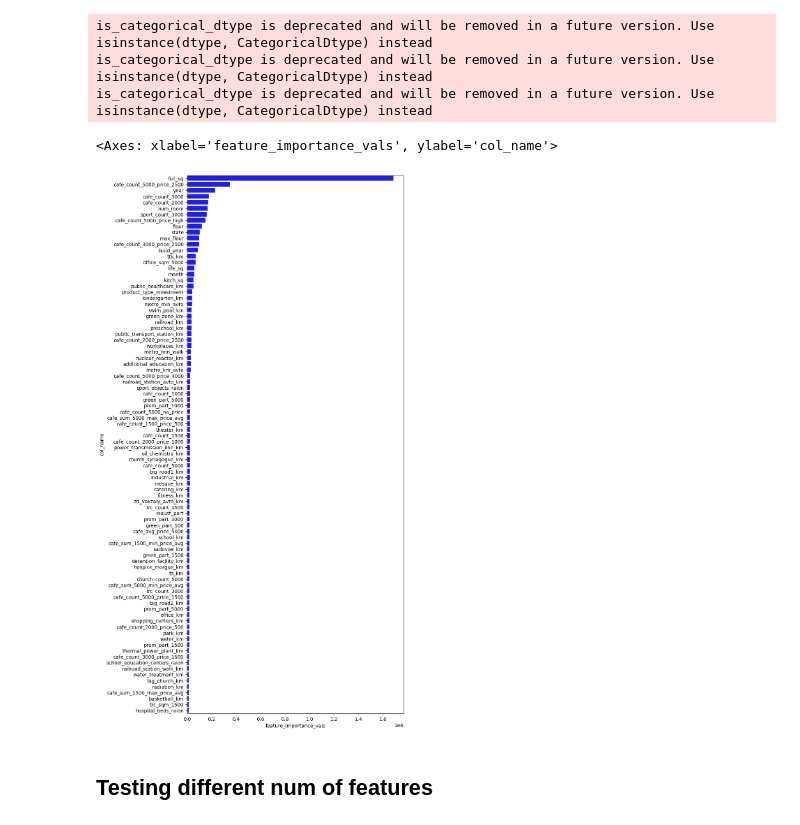
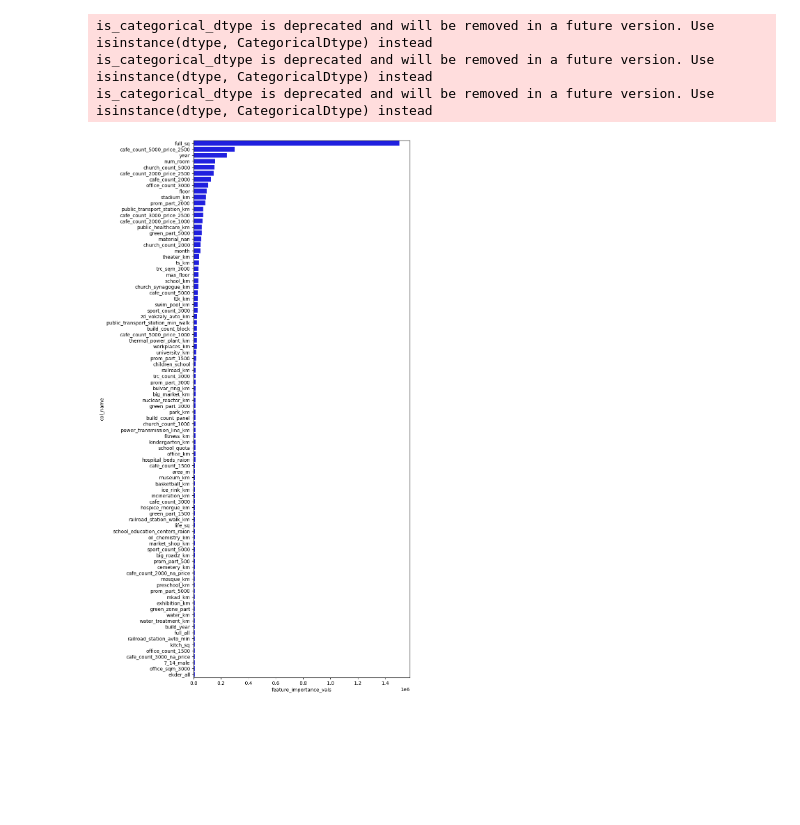
Before and after one commit to AndrewNYK/Sberbank-Market-Price-Prediction, a Jupyter notebook: Testing/xgb/xgb_kfolds.ipynb, the cells around one changed output. Saved outputs shown, nothing was run; the diff lists cells and outputs as text; code cells hidden in the pictures; blank space fills up the shorter version.

Commit message:
Implemented models for the dataset of its own product type

```diff
--- a/Testing/xgb/xgb_kfolds.ipynb
+++ b/Testing/xgb/xgb_kfolds.ipynb
@@ -116,0 +27,16 @@ def cal_mean_errors(train_df, models, features=None):
+# %%
+# CHANGE FILES/PARAMS TO USE
+params = xgb_params_own
+file_name = 'Own_Onehot_only_mean_NANs.csv'
+feats_output_path = './best_feats/' + file_name
+
+# For whole dataset
+# data_set_path = '../../Dataset/train.csv/train.csv'
+
+# For investment only dataset
+# data_set_path = 'processed/train_inv.csv'
+
+# For investment only dataset
+data_set_path = 'processed/train_own.csv'
+
+params
@@ -276,12 +232,12 @@ most_important_features[0]
 # %%
 limit = 90
-plt.figure(figsize=(8, 20))
-sns.barplot(x="feature_importance_vals", y="col_name", data=most_important_features[0].iloc[:limit],
-           color="b")
+for feats in most_important_features:
+    plt.figure(figsize=(8, 20))
+    sns.barplot(x="feature_importance_vals", y="col_name", data=feats.iloc[:limit],
+            color="b")
 # %% [output]
 is_categorical_dtype is deprecated and will be removed in a future version. Use isinstance(dtype, CategoricalDtype) instead
 is_categorical_dtype is deprecated and will be removed in a future version. Use isinstance(dtype, CategoricalDtype) instead
 is_categorical_dtype is deprecated and will be removed in a future version. Use isinstance(dtype, CategoricalDtype) instead
-<Axes: xlabel='feature_importance_vals', ylabel='col_name'>
-[figure, old version]
+[figure, new version]
 # %%
@@ -292,2 +245,0 @@ feats_output_path = './best_feats/' + file_name + '.csv'
-# %% [markdown]
-## Testing different num of features
```
Also changed, not shown: parts of 13 cells of this notebook, 17 other files.
